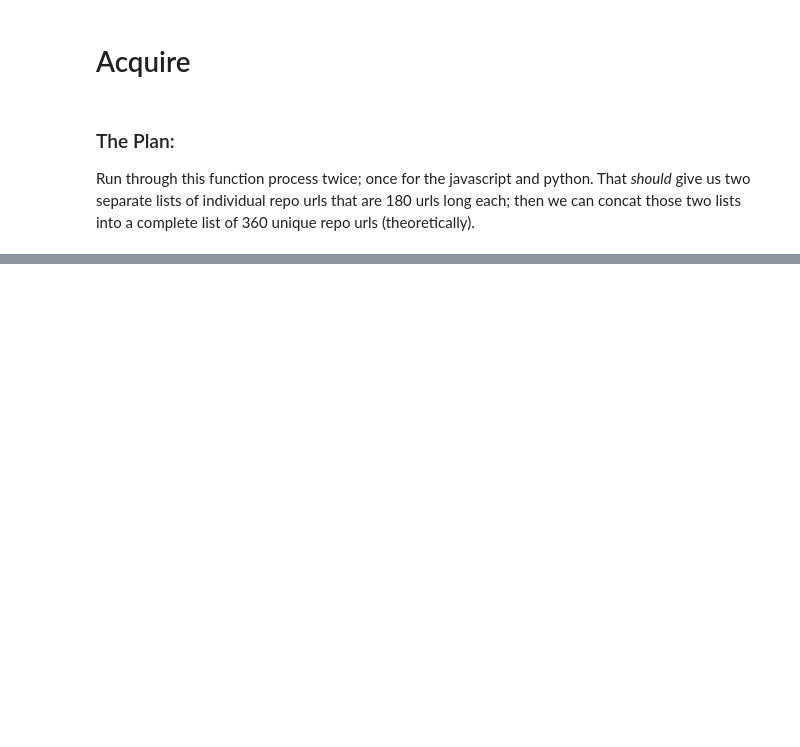
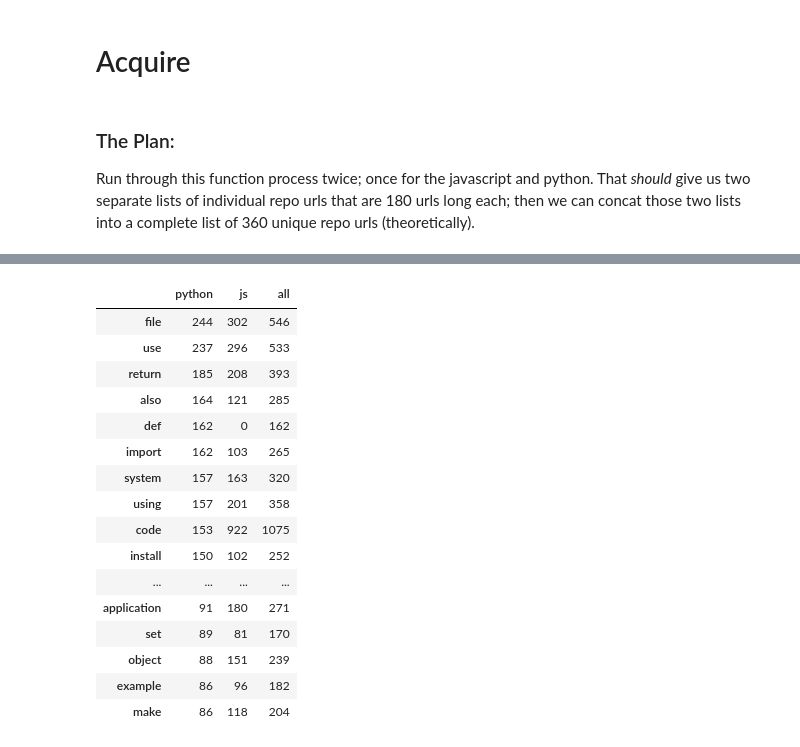
Before and after one commit to Brandon-Martinez27/nlp_project, a Jupyter notebook: acquire_nlp.ipynb, the cells around one changed output, grey strips where cells are left out. Cells and saved outputs as stored; diff of their text form; code cells hidden in the pictures; blank space fills up the shorter version.

```diff
--- a/acquire_nlp.ipynb
+++ b/acquire_nlp.ipynb
@@ -388,0 +732,20 @@ if __name__ == "__main__":
+# %%
+word_counts.sort_values(by = 'python', ascending = False).head(25)
+# %% [output]
+|  | python | js | all |
+| file | 244 | 302 | 546 |
+| use | 237 | 296 | 533 |
+| return | 185 | 208 | 393 |
+| also | 164 | 121 | 285 |
+| def | 162 | 0 | 162 |
+| import | 162 | 103 | 265 |
+| system | 157 | 163 | 320 |
+| using | 157 | 201 | 358 |
+| code | 153 | 922 | 1075 |
+| install | 150 | 102 | 252 |
+| ... | ... | ... | ... |
+| application | 91 | 180 | 271 |
+| set | 89 | 81 | 170 |
+| object | 88 | 151 | 239 |
+| example | 86 | 96 | 182 |
+| make | 86 | 118 | 204 |
```
Also changed, not shown: parts of 59 cells of this notebook.
